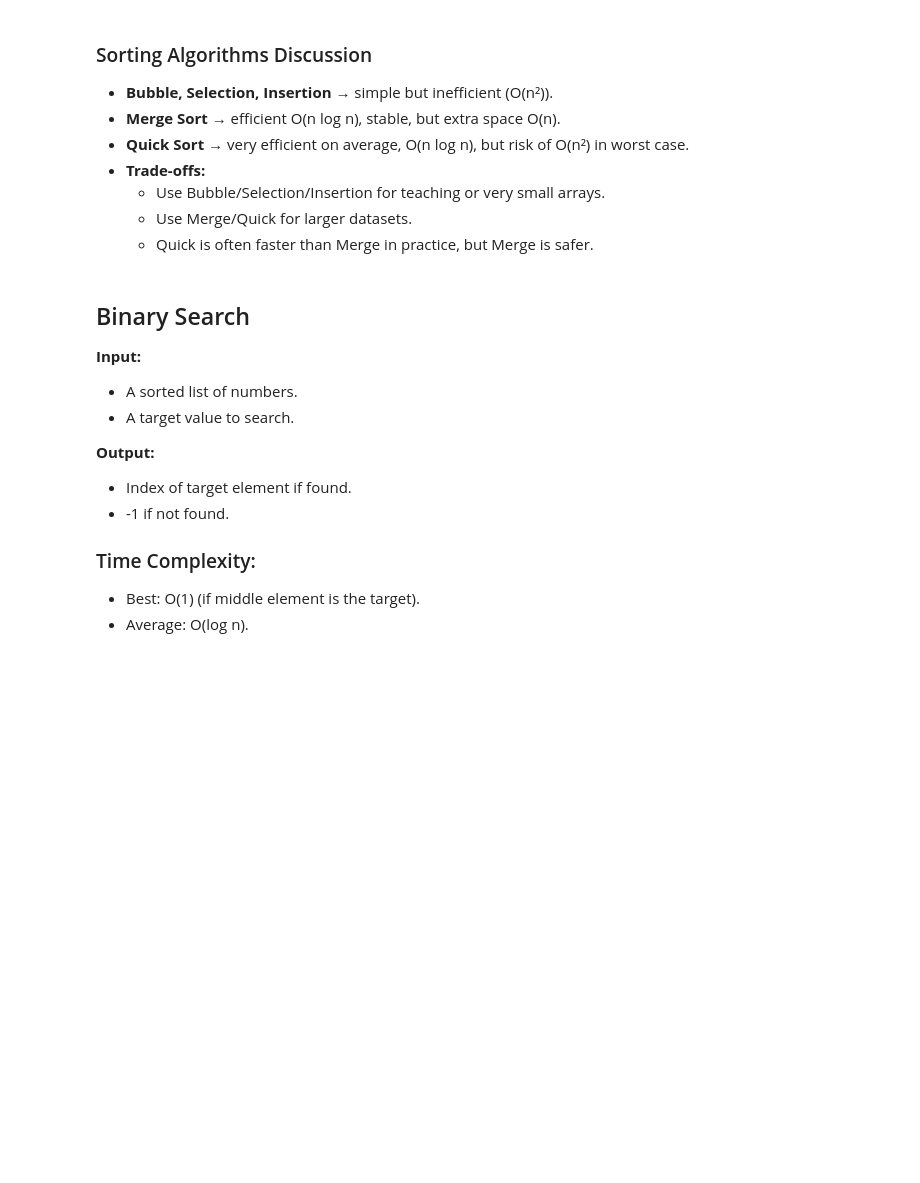
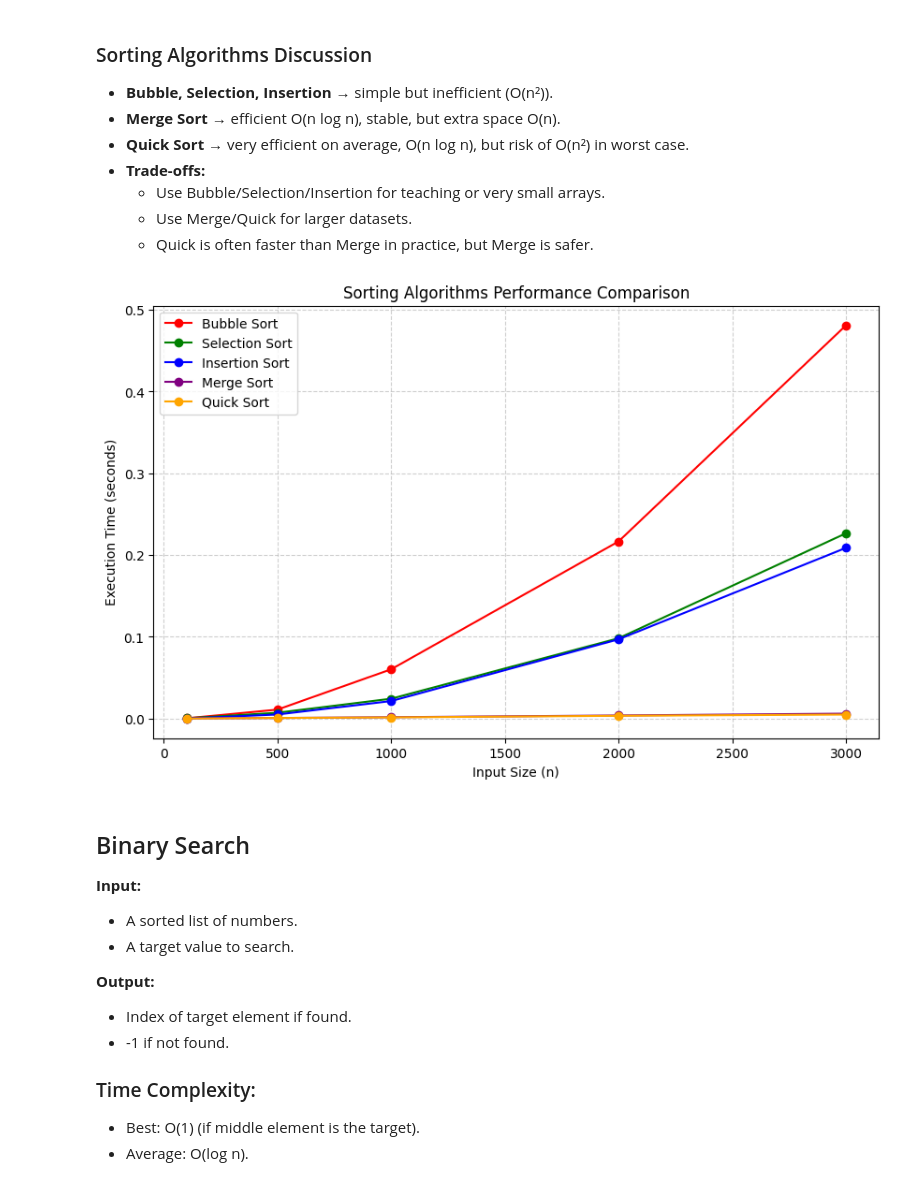
Before and after one commit to himashi27/algo-efficiency-mini-project-himanshi, a Jupyter notebook: lab_ass_1_ADA_.ipynb, the cells around one changed output. Cells and saved outputs as stored; diff of their text form; code cells hidden in the pictures; blank space fills up the shorter version.

```diff
--- a/lab_ass_1_ADA_.ipynb
+++ b/lab_ass_1_ADA_.ipynb
@@ -425,6 +443,25 @@ plt.show()
   - Use Bubble/Selection/Insertion for teaching or very small arrays.
   - Use Merge/Quick for larger datasets.
   - Quick is often faster than Merge in practice, but Merge is safer.
+# %%
+import matplotlib.pyplot as plt
+
+plt.figure(figsize=(10,6))
+
+plt.plot(sizes, bubble_times, marker='o', label="Bubble Sort", color="red")
+plt.plot(sizes, selection_times, marker='o', label="Selection Sort", color="green")
+plt.plot(sizes, insertion_times, marker='o', label="Insertion Sort", color="blue")
+plt.plot(sizes, merge_times, marker='o', label="Merge Sort", color="purple")
+plt.plot(sizes, quick_times, marker='o', label="Quick Sort", color="orange")
+
+plt.xlabel("Input Size (n)")
+plt.ylabel("Execution Time (seconds)")
+plt.title("Sorting Algorithms Performance Comparison")
+plt.legend()
+plt.grid(True, linestyle="--", alpha=0.6)
+plt.show()
+# %% [output]
+[figure, added]
 # %% [markdown]
 ## Binary Search
 
```
Also changed, not shown: parts of 15 cells of this notebook.
